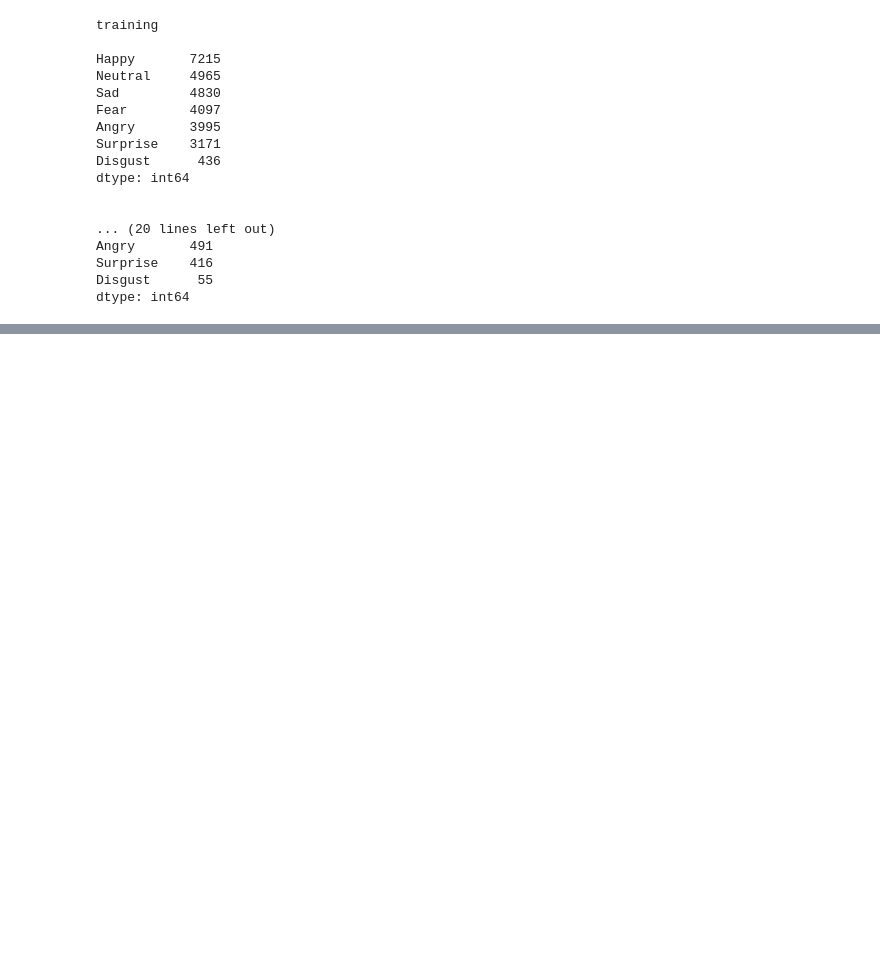
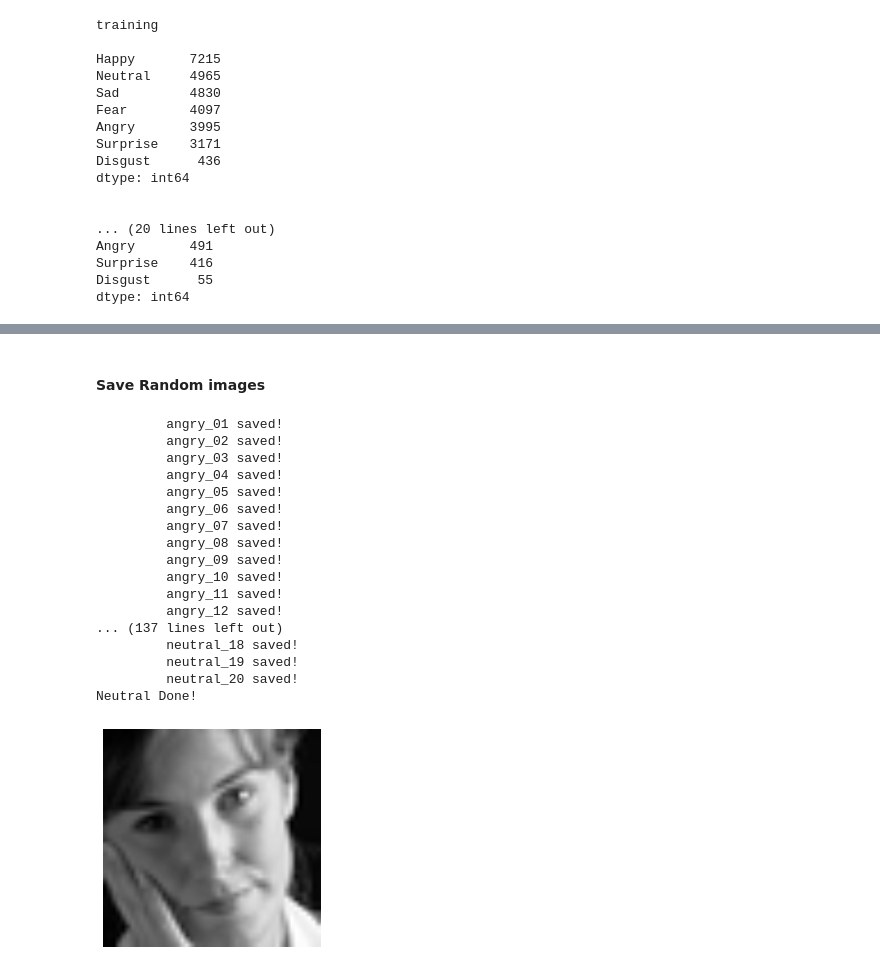
Before and after one commit to alanderex/The-Learning-Machine, a Jupyter notebook: fer2013/FER-Exploratory.ipynb, the cells around one changed output, grey strips where cells are left out. Cells and saved outputs as stored; diff of their text form; code cells hidden in the pictures; blank space fills up the shorter version.

```diff
--- a/fer2013/FER-Exploratory.ipynb
+++ b/fer2013/FER-Exploratory.ipynb
@@ -148,0 +164,14 @@ dtype: int64
+# %%
+random_samples = {}
+
+for em_id, em_label in EMOTION_MAP.items():
+    em_samples = df[df.emotion == em_id]
+    em_rnd_samples_idx = np.random.choice(np.arange(em_samples.shape[0]), size=20, replace=False)
+    em_rnd_samples = [(em_samples.iloc[idx]['emotion'], em_samples.iloc[idx]['pixels'])
+                      for idx in em_rnd_samples_idx]
+    random_samples[em_id] = em_rnd_samples
+# %%
+# CrossCheck
+for em_id in random_samples:
+    s = set(e[0] for e in random_samples[em_id])
+    print(em_id, s)
@@ -148,0 +186,42 @@ dtype: int64
+# %% [markdown]
+#### Save Random images
+# %%
+# makedir
+SAVE_FOLDER = os.path.join(os.path.abspath(os.path.curdir), 'extracted_random_samples')
+os.makedirs(SAVE_FOLDER, exist_ok=True)
+
+for em_id, em_label in EMOTION_MAP.items():
+    em_folder_path = os.path.join(SAVE_FOLDER, em_label.lower())
+    os.makedirs(em_folder_path, exist_ok=True)
+
+    fname_tmplt = '{em_label}_{count}'
+
+    for c, (em_id, em_pixel) in enumerate(random_samples[em_id]):
+        fname = fname_tmplt.format(em_label=em_label.lower(), count=str(c+1).zfill(2))
+        fimage_path = os.path.join(em_folder_path, fname)
+        img_arr = np.fromstring(em_pixel, dtype=np.uint8, sep=' ').reshape(48, 48)
+        img = plt.imshow(img_arr, interpolation='bilinear')
+        plt.axis('off')
+        plt.savefig(fimage_path)
+        print('\t {} saved!'.format(fname))
+
+    print('{} Done! \n'.format(em_label))
+# %% [output]
+         angry_01 saved!
+         angry_02 saved!
+         angry_03 saved!
+         angry_04 saved!
+         angry_05 saved!
+         angry_06 saved!
+         angry_07 saved!
+         angry_08 saved!
+         angry_09 saved!
+         angry_10 saved!
+         angry_11 saved!
+         angry_12 saved!
+... (137 lines left out)
+         neutral_18 saved!
+         neutral_19 saved!
+         neutral_20 saved!
+Neutral Done!
+[figure, added]
```
Also changed, not shown: parts of 17 cells of this notebook.
